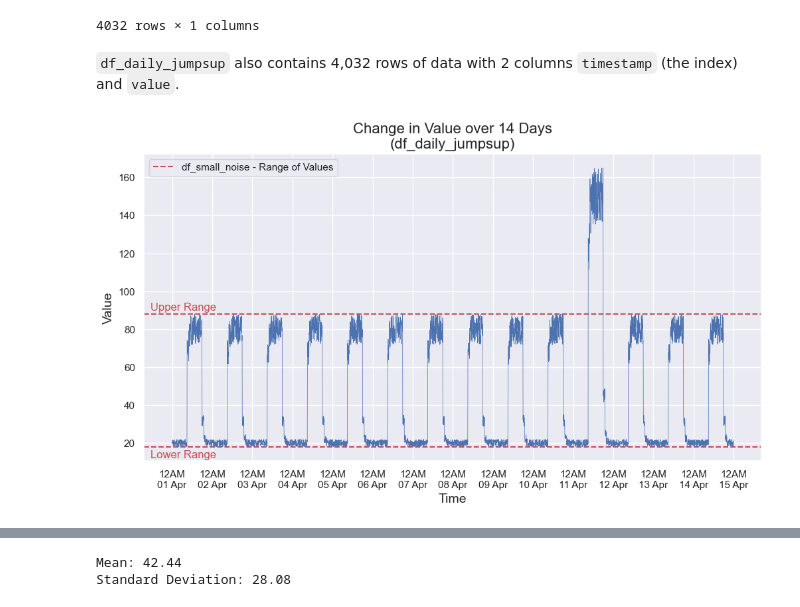
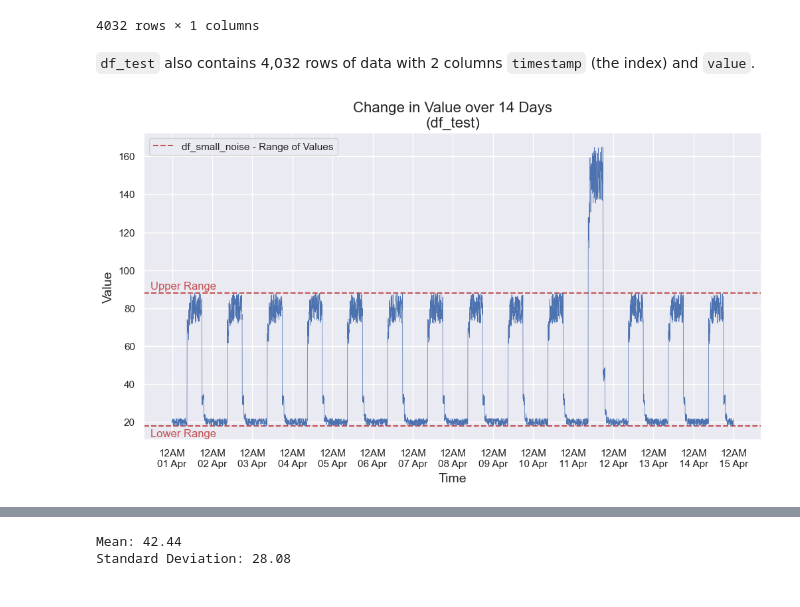
Before and after one commit to ShaneOG2/machstat-assessment, a Jupyter notebook: Practicals/Machine Learning Project Notebook.ipynb, the cells around one changed output, grey strips where cells are left out. Saved outputs shown, nothing was run; the diff lists cells and outputs as text; code cells hidden in the pictures.

Commit message:
Fixed up plots at the start.

```diff
--- a/Practicals/Machine Learning Project Notebook.ipynb
+++ b/Practicals/Machine Learning Project Notebook.ipynb
@@ -116,0 +150,31 @@ plt.plot(df_train.index, df_train['value'], linewidth=0.5);
+# %%
+# Graph style
+sns.set(style="darkgrid")
+
+# Set figure size
+fig, ax = plt.subplots(figsize=(12,5))
+
+# Add title
+plt.title("Change in Value over Day 1\n(Training Data)", fontsize=16)
+
+# Add x and y labels
+plt.xlabel('Time', fontsize=14)
+plt.ylabel('Value', fontsize=14)
+
+# Define the date format
+date_form = mdates.DateFormatter("%I\n%p")
+ax.xaxis.set_major_formatter(date_form)
+
+# Set x-axis to 1 day intervals
+ax.xaxis.set_major_locator(mdates.HourLocator())
+
+# Show red line at values range
+ax.axhline(y = 18, color = 'r', linestyle = '--')
+ax.axhline(y = 88, color = 'r', linestyle = '--')
+
+# Plot upper and lower range.
+plt.text(0.01, .96, 'Upper Range', color = 'r', transform=ax.transAxes)
+plt.text(0.01, .01, 'Lower Range', color = 'r', transform=ax.transAxes)
+
+# Plot Time vs Value
+plt.plot(df_train_day1.index, df_train_day1['value'], linewidth=1.0);
@@ -142,10 +218,10 @@ Therefore for 14 days, every 5 minutes a value is recorded.
 with_anomaly_url = root_url + 'artificialWithAnomaly/art_daily_jumpsup.csv'
 
 # Import and save data as a df - df_daily_jumpsup.
-df_daily_jumpsup  = pd.read_csv(with_anomaly_url, parse_dates=True, index_col="timestamp")
+df_test  = pd.read_csv(with_anomaly_url, parse_dates=True, index_col="timestamp")
 
 # Print
-df_daily_jumpsup
+df_test
 # %% [output]
 |  | value |
 | timestamp |  |
@@ -162,37 +238,37 @@ df_daily_jumpsup
 | 2014-04-14 23:55:00 | 21.863147 |
 4032 rows × 1 columns
 # %% [markdown]
-`df_daily_jumpsup` also contains 4,032 rows of data with 2 columns `timestamp` (the index) and `value`.
+`df_test` also contains 4,032 rows of data with 2 columns `timestamp` (the index) and `value`.
 # %%
 # Set figure size
 fig, ax = plt.subplots(figsize=(12,6))
 
 # Add title
-plt.title("Change in Value over 14 Days\n(df_daily_jumpsup)", fontsize=16)
+plt.title("Change in Value over 14 Days\n(df_test)", fontsize=16)
 
 # Add x and y labels
 plt.xlabel('Time', fontsize=14)
 plt.ylabel('Value', fontsize=14)
 
 # Define the date format
 date_form = mdates.DateFormatter("12AM\n%d %b")
 ax.xaxis.set_major_formatter(date_form)
 
 # Set x-axis to 1 day intervals
 ax.xaxis.set_major_locator(mdates.DayLocator(interval=1))
 
 # Show red line at values range
 ax.axhline(y = 18, color = 'r', linestyle = '--', label = 'df_small_noise - Range of Values')
 ax.axhline(y = 88, color = 'r', linestyle = '--')
 
 # Legend
 plt.legend()
 
 # Plot upper and lower range.
 plt.text(0.01, .49, 'Upper Range', color = 'r', transform=ax.transAxes)
 plt.text(0.01, .01, 'Lower Range', color = 'r', transform=ax.transAxes)
 
 # Plot Time vs Value
 plt.plot(df_daily_jumpsup.index, df_daily_jumpsup['value'], linewidth=0.5);
 # %% [output]
-[figure, old version]
+[figure, new version]
```
Also changed, not shown: parts of 17 cells of this notebook.
